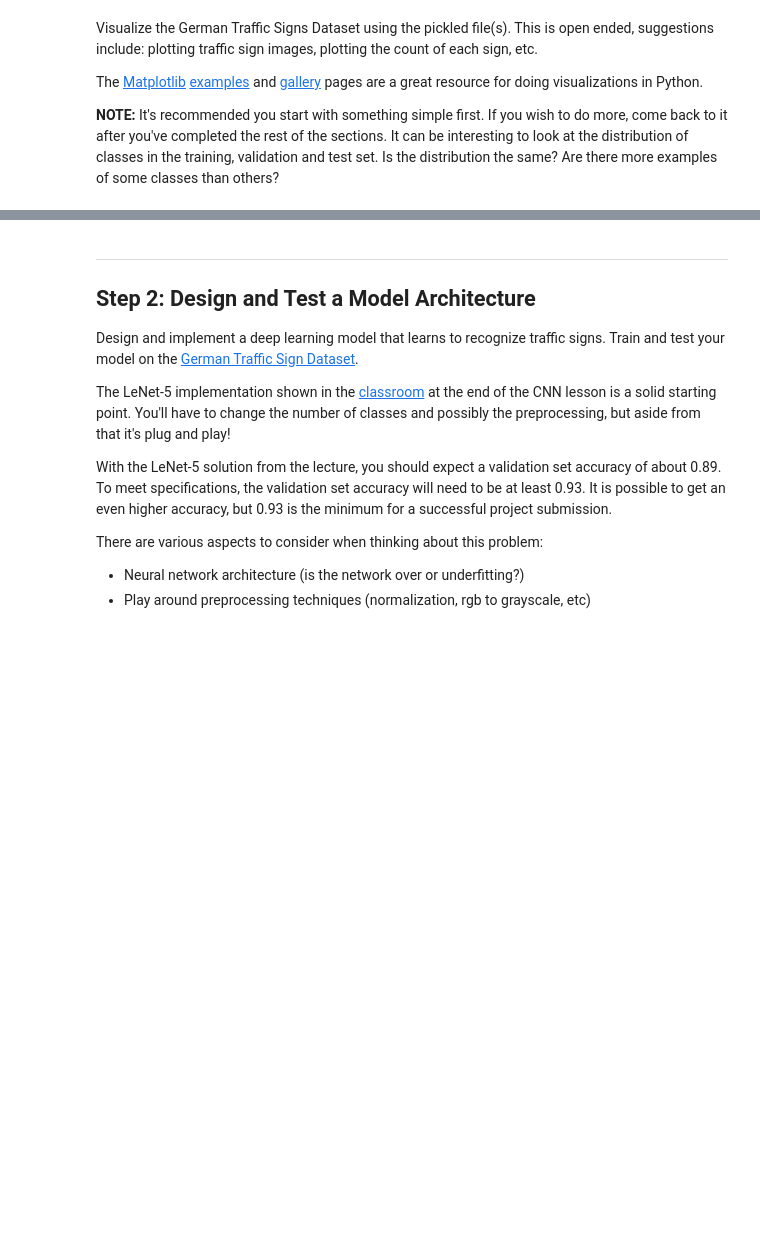
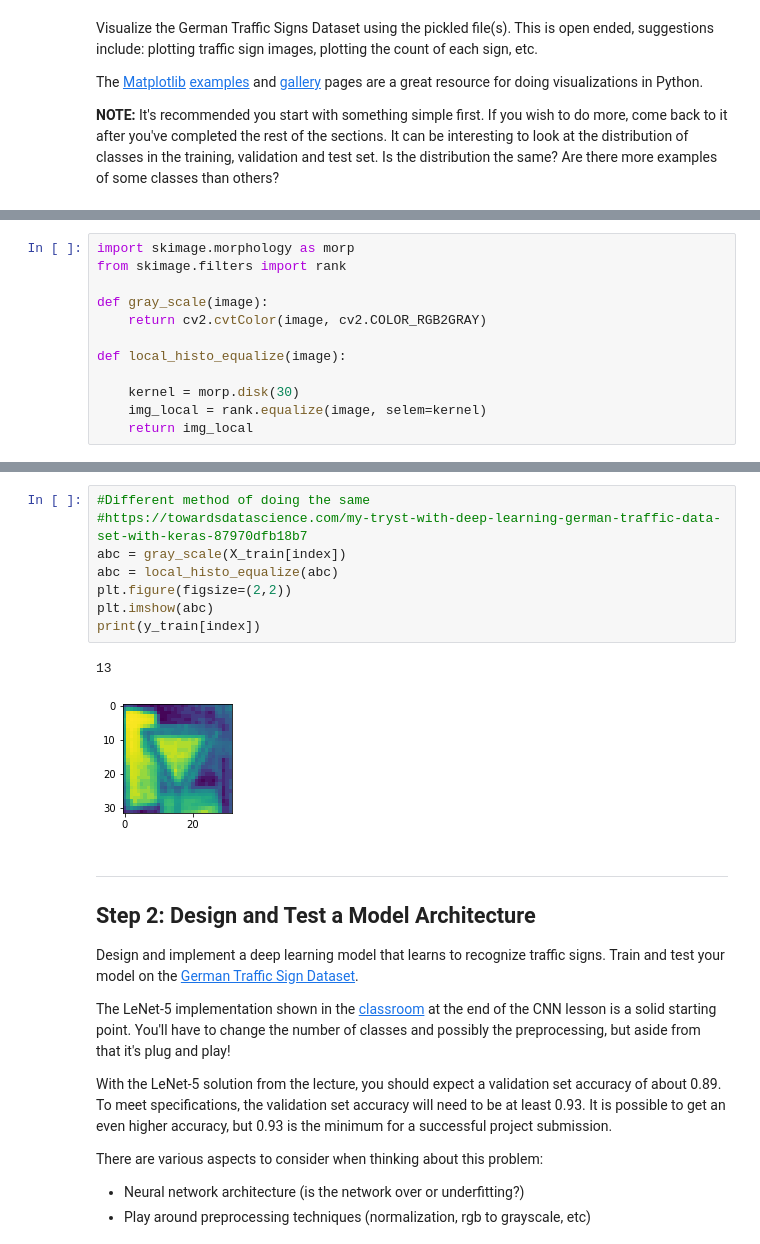
Before and after one commit to darshanj95/Traffic-Sign-Classifier, a Jupyter notebook: Traffic_Sign_Classifier.ipynb, the cells around one changed output, grey strips where cells are left out. Cells and saved outputs as stored; diff of their text form; blank space fills up the shorter version.

```diff
--- a/Traffic_Sign_Classifier.ipynb
+++ b/Traffic_Sign_Classifier.ipynb
@@ -95,3 +103,15 @@ The [Matplotlib](http://matplotlib.org/) [examples](http://matplotlib.org/exampl
+# %%
+import skimage.morphology as morp
+from skimage.filters import rank
+
+def gray_scale(image):
+    return cv2.cvtColor(image, cv2.COLOR_RGB2GRAY)
+
+def local_histo_equalize(image):
+
+    kernel = morp.disk(30)
+    img_local = rank.equalize(image, selem=kernel)
+    return img_local
 # %%
 ### Data exploration visualization code goes here.
 ### Feel free to use as many code cells as needed.
@@ -116,3 +143,14 @@ Index:  9922
+# %%
+#Different method of doing the same
+#https://towardsdatascience.com/my-tryst-with-deep-learning-german-traffic-data-set-with-keras-87970dfb18b7
+abc = gray_scale(X_train[index])
+abc = local_histo_equalize(abc)
+plt.figure(figsize=(2,2))
+plt.imshow(abc)
+print(y_train[index])
+# %% [output]
+13
+[figure, added]
 # %% [markdown]
 ----
 
```
Also changed, not shown: parts of 23 cells of this notebook.
